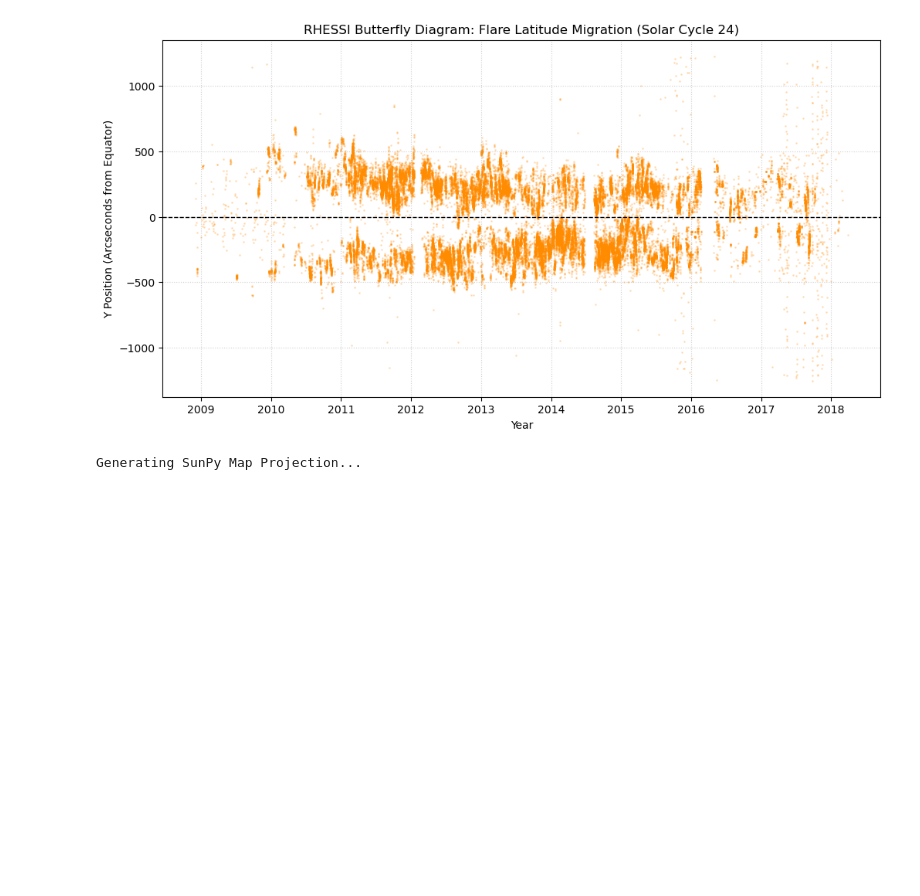
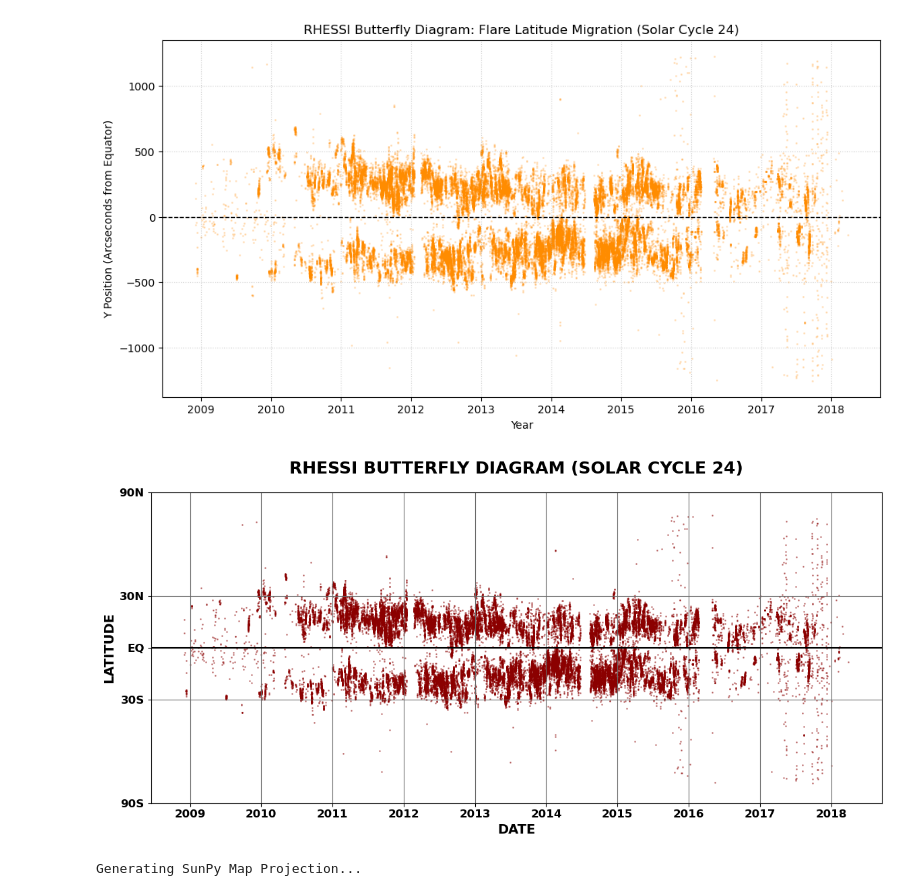
Before and after one commit to woodkensia/Optics2026_project, a Jupyter notebook: RHESSI/rhessi_project.ipynb, the cells around one changed output. Cells and saved outputs as stored; diff of their text form; code cells hidden in the pictures; blank space fills up the shorter version.

```diff
--- a/RHESSI/rhessi_project.ipynb
+++ b/RHESSI/rhessi_project.ipynb
@@ -312,6 +305,34 @@ plt.grid(True, linestyle=':', alpha=0.6)
 plt.show()
 # %% [output]
 [figure]
+# %%
+
+plt.figure(figsize=(14, 6))
+
+# Convert arcseconds to approximate latitude degrees (divide by 16)
+latitude = clean_df['posi_y'] / 16
+
+# Plot the Date vs the Latitude
+plt.scatter(clean_df['Datetime'], latitude, s=1, color='darkred', alpha=0.4)
+
+# Add a solid line across the equator (Y=0)
+plt.axhline(0, color='black', linestyle='-', linewidth=1.5)
+
+#  Format with bold fonts :)
+plt.title("RHESSI BUTTERFLY DIAGRAM (SOLAR CYCLE 24)", fontsize=18, fontweight='bold', pad=20)
+plt.xlabel("DATE", fontsize=14, fontweight='bold')
+plt.ylabel("LATITUDE", fontsize=14, fontweight='bold')
+
+plt.grid(color='dimgrey', linestyle='-', linewidth=0.8)
+plt.ylim(-90, 90)
+plt.yticks([-90, -30, 0, 30, 90], ['90S', '30S', 'EQ', '30N', '90N'], fontweight='bold', fontsize=12)
+plt.xticks(fontweight='bold', fontsize=12)
+
+# plt.savefig('butterfly_2.0.png', dpi=300, bbox_inches='tight')
+
+plt.show()
+# %% [output]
+[figure, added]
 # %%
 
 print("Generating SunPy Map Projection...")
```
Also changed, not shown: parts of 11 cells of this notebook, 17 other files.
